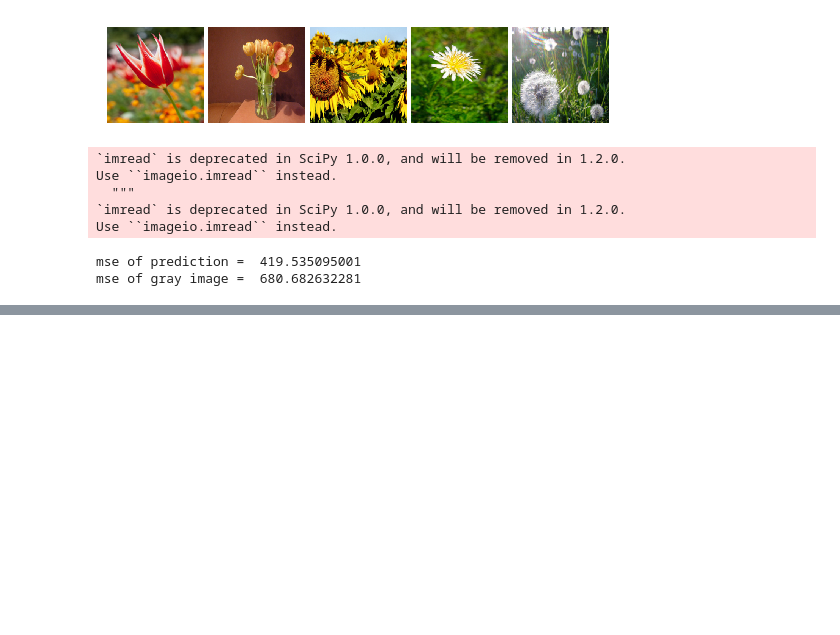
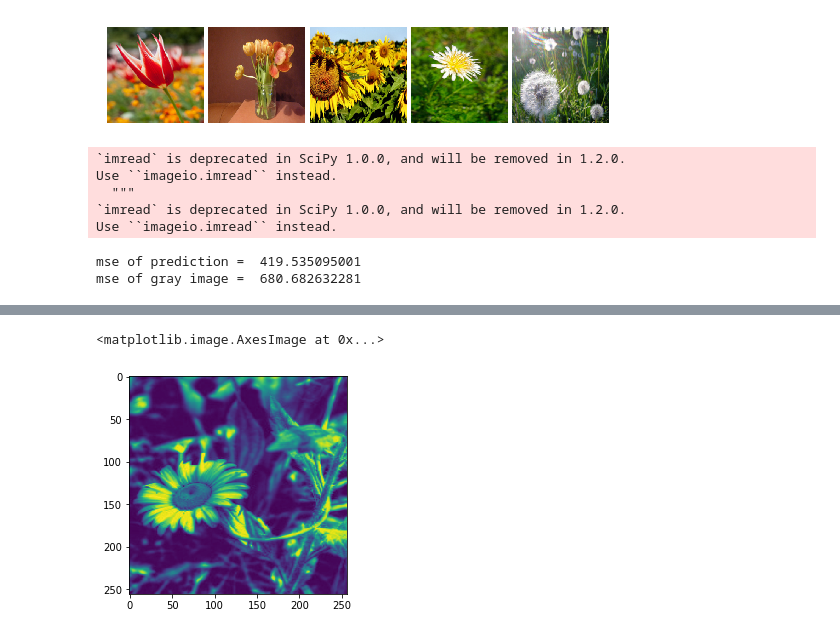
Before and after one commit to zhxy0091/colorization, a Jupyter notebook: compare_image.ipynb, the cells around one changed output, grey strips where cells are left out. Cells and saved outputs as stored; diff of their text form; code cells hidden in the pictures; blank space fills up the shorter version.

```diff
--- a/compare_image.ipynb
+++ b/compare_image.ipynb
@@ -118,0 +130,5 @@ mse of gray image =  680.682632281
+# %%
+plt.imshow(color.rgb2gray(rgb_image))
+# %% [output]
+<matplotlib.image.AxesImage at 0x...>
+[figure, added]
```
Also changed, not shown: parts of 1 cell of this notebook, 7 other files.
